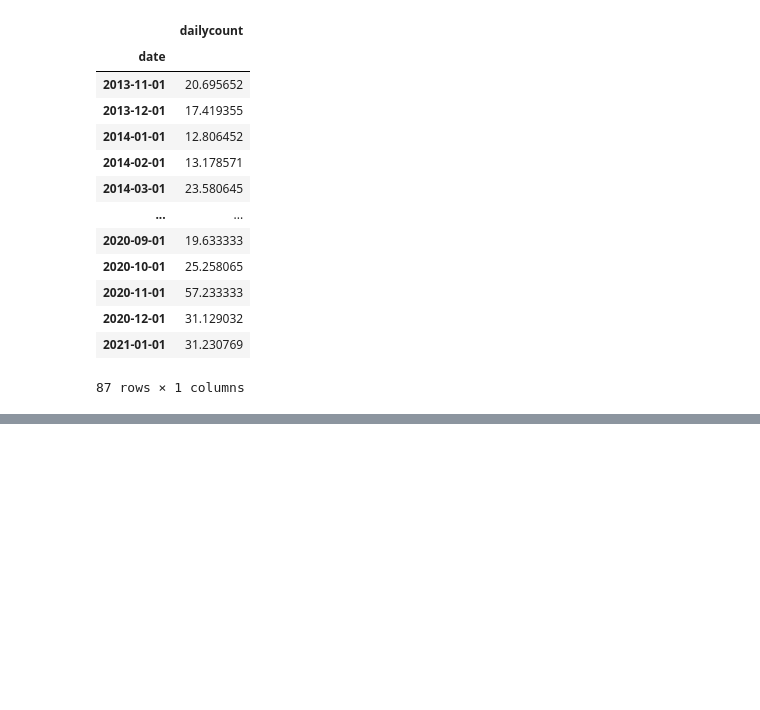
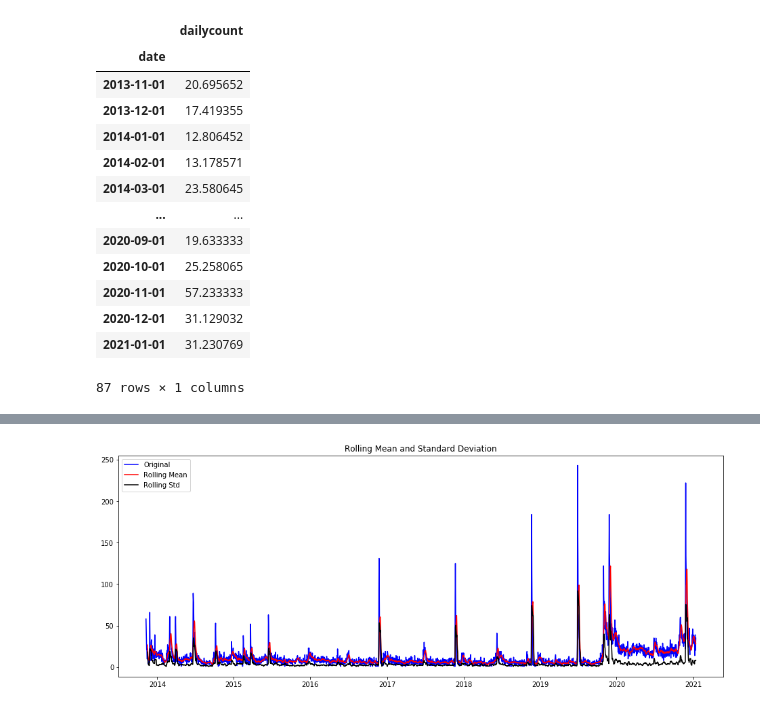
Before and after one commit to Moses-Lin/projectzomboidtimeseries, a Jupyter notebook: EDA.ipynb, the cells around one changed output, grey strips where cells are left out. Saved outputs shown, nothing was run; the diff lists cells and outputs as text; code cells hidden in the pictures; blank space fills up the shorter version.

```diff
--- a/EDA.ipynb
+++ b/EDA.ipynb
@@ -224,0 +231,13 @@ month_mean.plot(figsize = (20,8))
+# %%
+roll_mean = reviewcount.rolling(window=8, center=False).mean()
+roll_std = reviewcount.rolling(window=8, center=False).std()
+
+fig = plt.figure(figsize= (16,6))
+plt.plot(reviewcount, color='blue', label='Original')
+plt.plot(roll_mean, color='red', label='Rolling Mean')
+plt.plot(roll_std, color='black', label='Rolling Std')
+plt.title('Rolling Mean and Standard Deviation')
+plt.legend(loc='best')
+plt.show(block=False)
+# %% [output]
+[figure, added]
```
Also changed, not shown: parts of 9 cells of this notebook.
